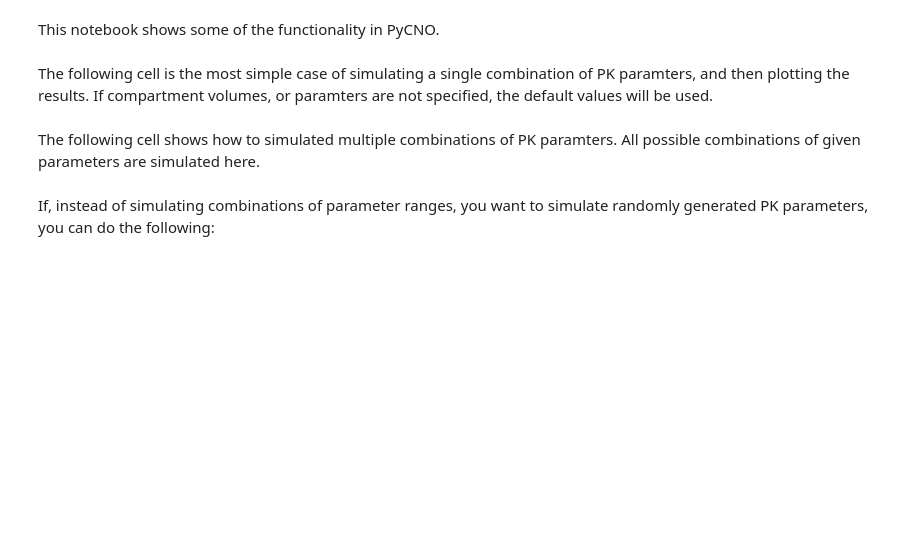
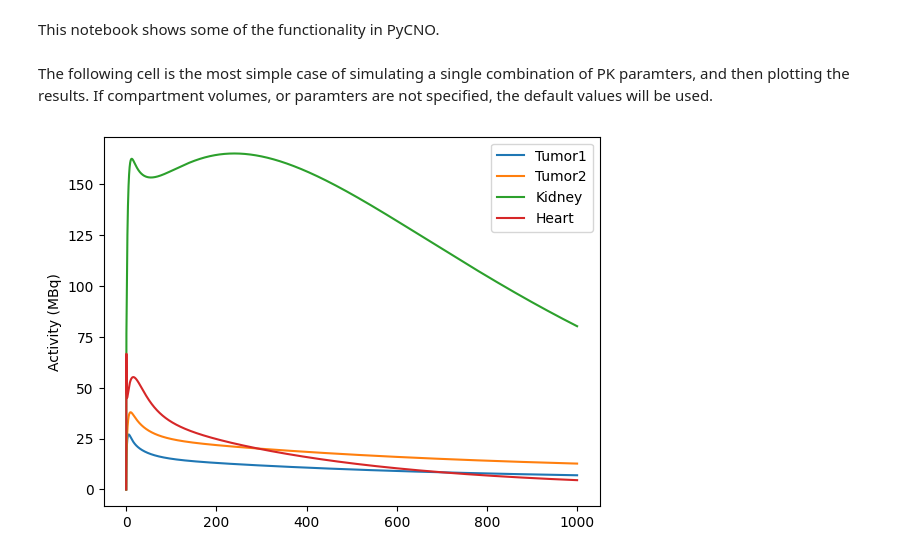
Before and after one commit to qurit/PyCNO, a Jupyter notebook: examples/example_script.ipynb, the cells around one changed output. Drawn from its saved outputs; the diff is of its cells as text; code cells hidden in the pictures; blank space fills up the shorter version.

Commit message:
switched to model object

```diff
--- a/examples/example_script.ipynb
+++ b/examples/example_script.ipynb
@@ -10,25 +10,27 @@ The following cell is the most simple case of simulating a single combination of
 # %%
 compartment_volumes = {
     'Tumor1': 0.05,
     'Tumor2': 0.05
 }
 parameters = {
     'Rden_Tumor1': 10,
     'lambdaRel_Kidney': 0.005
 }
 observables = ['Tumor1', 'Tumor2', 'Kidney', 'Heart', 'SG', 'Bone', 'TumorRest', 'Spleen', 'Liver', 'Prostate', 'GI', 'Rest', 'Skin', 'Muscle', 'Brain', 'RedMarrow', 'Lungs', 'Adipose']
 
-time, TACs = pycno.run_model(
-    model_name="PSMA",
-    stop=1000,
+model = pycno.Model(
+    model_name='PSMA',
     parameters=parameters,
     compartment_volumes=compartment_volumes,
-    observables=observables
+    hotamount=10,
+    coldamount=100,
     )
+
+time, TACs = model.simulate(stop=1000, steps=10000, observables=observables)
 
 plt.plot(time, TACs[0,:,:4]) #only first 4 observables plotted here
 plt.legend(observables)
 plt.ylabel('Activity (MBq)')
 plt.show()
+# %% [output]
+[figure, added]
-# %% [markdown]
-The following cell shows how to simulated multiple combinations of PK paramters. All possible combinations of given parameters are simulated here.
@@ -55,2 +36,0 @@ plt.show()
-# %% [markdown]
-If, instead of simulating combinations of parameter ranges, you want to simulate randomly generated PK parameters, you can do the following:
```
Also changed, not shown: parts of 2 cells of this notebook, 2 other files.
